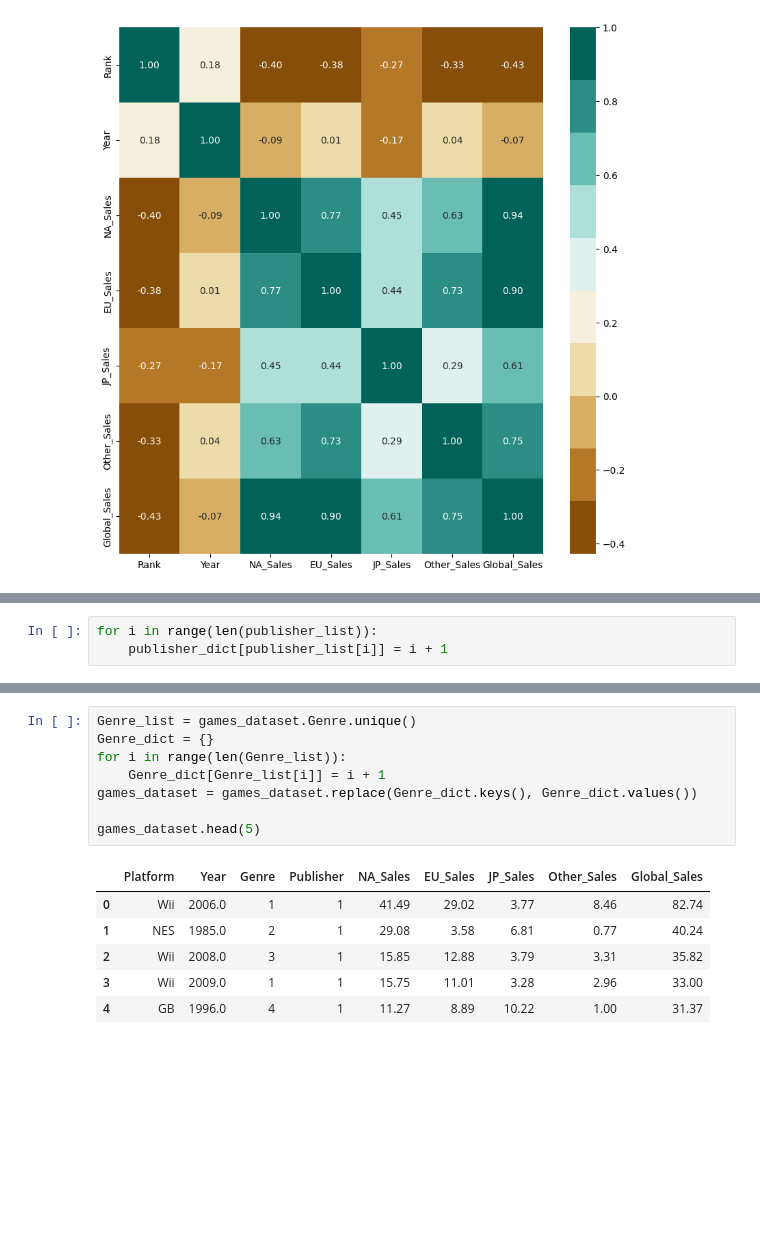
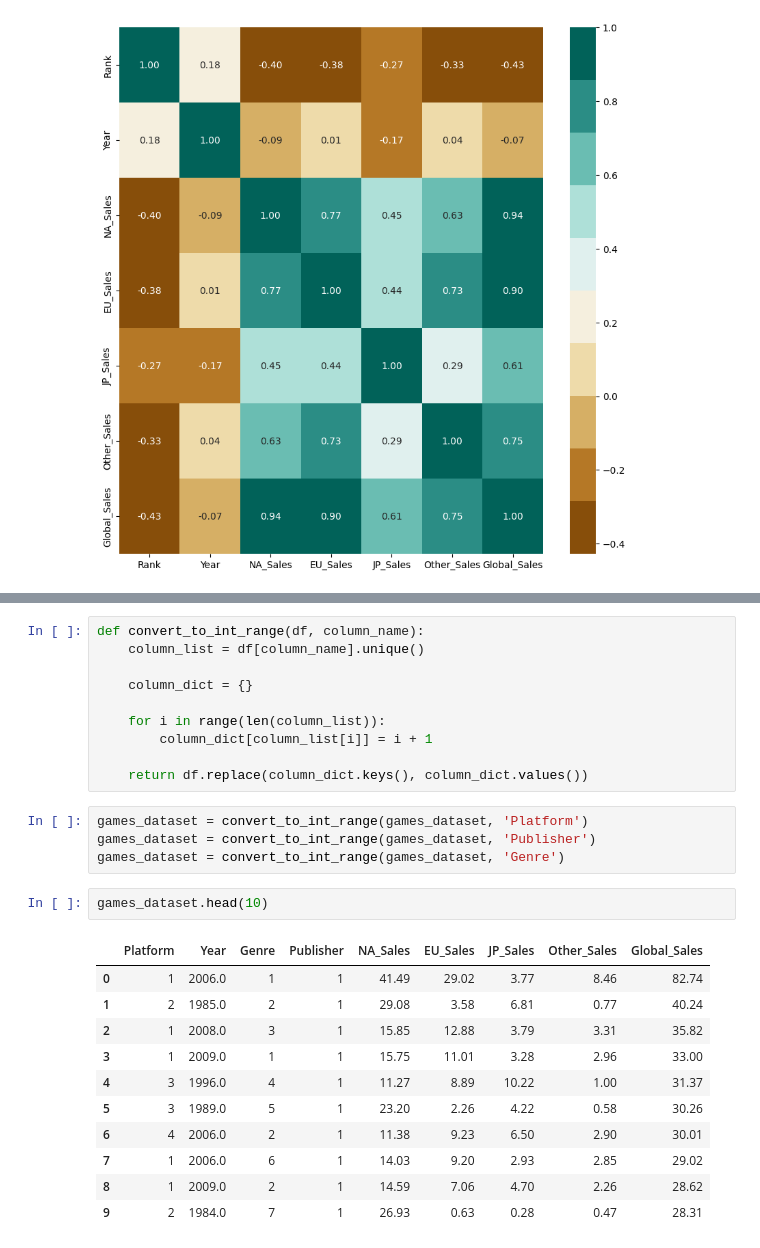
Before and after one commit to PKrystian/DataSetGames_Project, a Jupyter notebook: DataSetGames_Project.ipynb, the cells around one changed output, grey strips where cells are left out. Saved outputs shown, nothing was run; the diff lists cells and outputs as text; blank space fills up the shorter version.

```diff
--- a/DataSetGames_Project.ipynb
+++ b/DataSetGames_Project.ipynb
@@ -68,3 +63,0 @@ publisher_dict = {}
-# %%
-for i in range(len(publisher_list)):
-    publisher_dict[publisher_list[i]] = i + 1
@@ -133,15 +79,28 @@ games_dataset.head(5)
 # %%
-Genre_list = games_dataset.Genre.unique()
-Genre_dict = {}
-for i in range(len(Genre_list)):
-    Genre_dict[Genre_list[i]] = i + 1
-games_dataset = games_dataset.replace(Genre_dict.keys(), Genre_dict.values())
+def convert_to_int_range(df, column_name):
+    column_list = df[column_name].unique()
 
-games_dataset.head(5)
+    column_dict = {}
+
+    for i in range(len(column_list)):
+        column_dict[column_list[i]] = i + 1
+
+    return df.replace(column_dict.keys(), column_dict.values())
-# %% [output]
-|  | Platform | Year | Genre | Publisher | NA_Sales | EU_Sales | JP_Sales | Other_Sales | Global_Sales |
-| 0 | Wii | 2006.0 | 1 | 1 | 41.49 | 29.02 | 3.77 | 8.46 | 82.74 |
-| 1 | NES | 1985.0 | 2 | 1 | 29.08 | 3.58 | 6.81 | 0.77 | 40.24 |
-| 2 | Wii | 2008.0 | 3 | 1 | 15.85 | 12.88 | 3.79 | 3.31 | 35.82 |
-| 3 | Wii | 2009.0 | 1 | 1 | 15.75 | 11.01 | 3.28 | 2.96 | 33.00 |
-| 4 | GB | 1996.0 | 4 | 1 | 11.27 | 8.89 | 10.22 | 1.00 | 31.37 |
+# %%
+games_dataset = convert_to_int_range(games_dataset, 'Platform')
+games_dataset = convert_to_int_range(games_dataset, 'Publisher')
+games_dataset = convert_to_int_range(games_dataset, 'Genre')
+# %%
+games_dataset.head(10)
+# %% [output]
+|  | Platform | Year | Genre | Publisher | NA_Sales | EU_Sales | JP_Sales | Other_Sales | Global_Sales |
+| 0 | 1 | 2006.0 | 1 | 1 | 41.49 | 29.02 | 3.77 | 8.46 | 82.74 |
+| 1 | 2 | 1985.0 | 2 | 1 | 29.08 | 3.58 | 6.81 | 0.77 | 40.24 |
+| 2 | 1 | 2008.0 | 3 | 1 | 15.85 | 12.88 | 3.79 | 3.31 | 35.82 |
+| 3 | 1 | 2009.0 | 1 | 1 | 15.75 | 11.01 | 3.28 | 2.96 | 33.00 |
+| 4 | 3 | 1996.0 | 4 | 1 | 11.27 | 8.89 | 10.22 | 1.00 | 31.37 |
+| 5 | 3 | 1989.0 | 5 | 1 | 23.20 | 2.26 | 4.22 | 0.58 | 30.26 |
+| 6 | 4 | 2006.0 | 2 | 1 | 11.38 | 9.23 | 6.50 | 2.90 | 30.01 |
+| 7 | 1 | 2006.0 | 6 | 1 | 14.03 | 9.20 | 2.93 | 2.85 | 29.02 |
+| 8 | 1 | 2009.0 | 2 | 1 | 14.59 | 7.06 | 4.70 | 2.26 | 28.62 |
+| 9 | 2 | 1984.0 | 7 | 1 | 26.93 | 0.63 | 0.28 | 0.47 | 28.31 |
```
Also changed, not shown: parts of 7 cells of this notebook.
